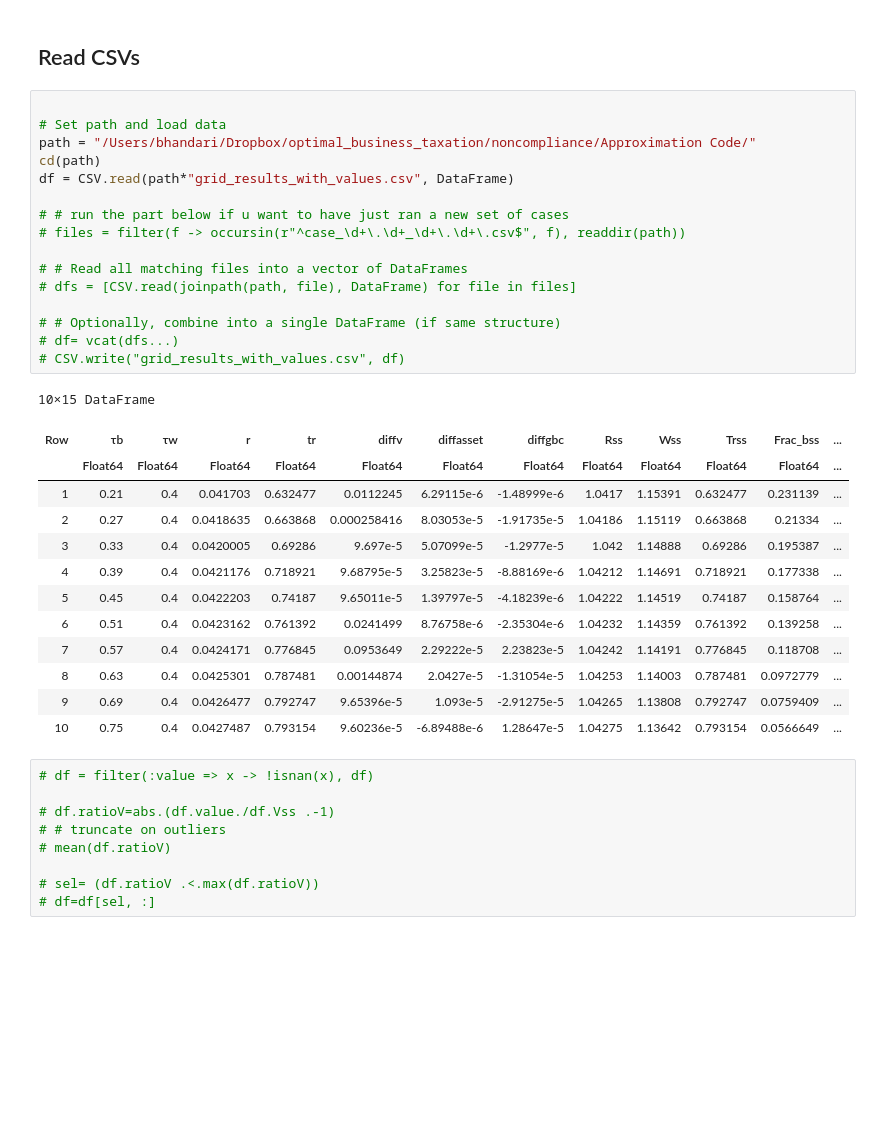
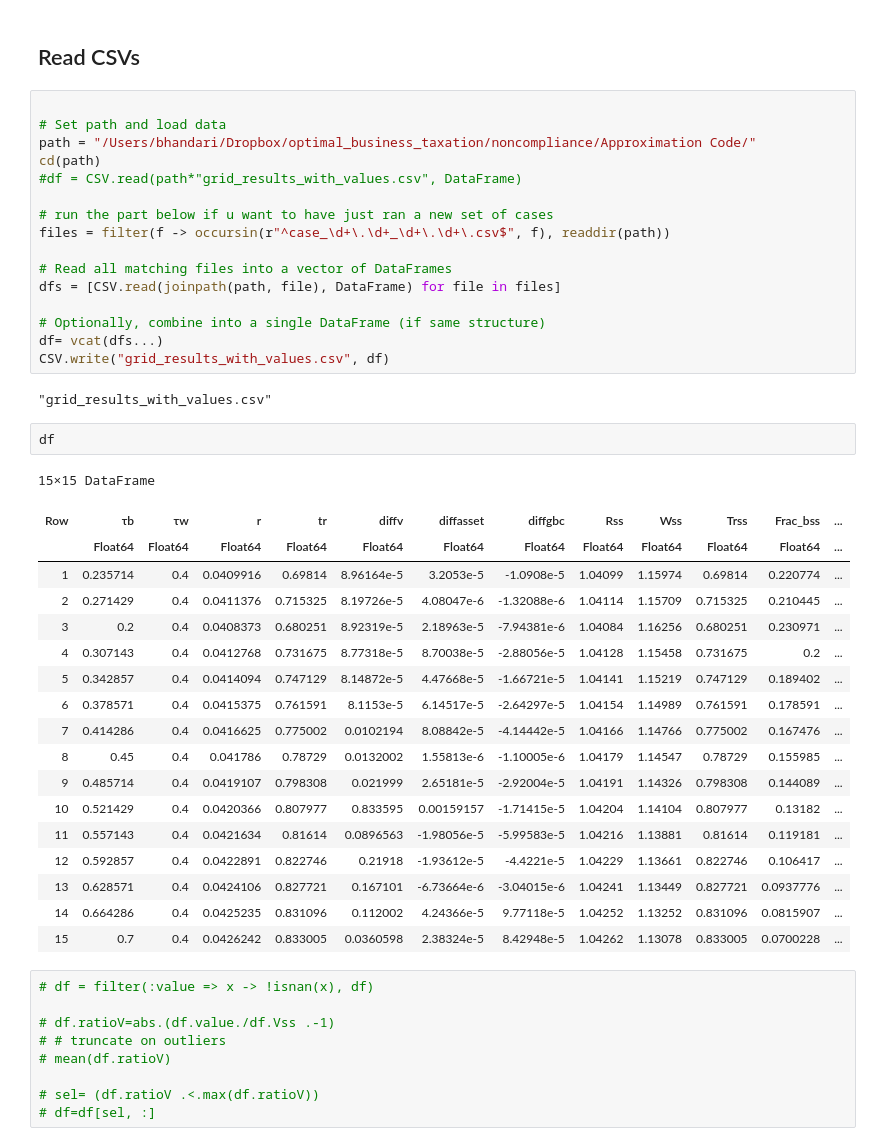
Before and after one commit to apb-umn/BEM, a Jupyter notebook: results1D.ipynb, the cells around one changed output. Drawn from its saved outputs; the diff is of its cells as text; blank space fills up the shorter version.

```diff
--- a/results1D.ipynb
+++ b/results1D.ipynb
@@ -15,31 +15,40 @@ compute_FO_transition_path (generic function with 2 methods)
 # Set path and load data
 path = "/Users/bhandari/Dropbox/optimal_business_taxation/noncompliance/Approximation Code/"
 cd(path)
-df = CSV.read(path*"grid_results_with_values.csv", DataFrame)
+#df = CSV.read(path*"grid_results_with_values.csv", DataFrame)
 
-# # run the part below if u want to have just ran a new set of cases
-# files = filter(f -> occursin(r"^case_\d+\.\d+_\d+\.\d+\.csv$", f), readdir(path))
+# run the part below if u want to have just ran a new set of cases
+files = filter(f -> occursin(r"^case_\d+\.\d+_\d+\.\d+\.csv$", f), readdir(path))
 
-# # Read all matching files into a vector of DataFrames
-# dfs = [CSV.read(joinpath(path, file), DataFrame) for file in files]
+# Read all matching files into a vector of DataFrames
+dfs = [CSV.read(joinpath(path, file), DataFrame) for file in files]
 
-# # Optionally, combine into a single DataFrame (if same structure)
-# df= vcat(dfs...)
-# CSV.write("grid_results_with_values.csv", df)
+# Optionally, combine into a single DataFrame (if same structure)
+df= vcat(dfs...)
+CSV.write("grid_results_with_values.csv", df)
 # %% [output]
-10×15 DataFrame
+"grid_results_with_values.csv"
-| Row | τb | τw | r | tr | diffv | diffasset | diffgbc | Rss | Wss | Trss | Frac_bss | ... |
-|  | Float64 | Float64 | Float64 | Float64 | Float64 | Float64 | Float64 | Float64 | Float64 | Float64 | Float64 | ... |
-| 1 | 0.21 | 0.4 | 0.041703 | 0.632477 | 0.0112245 | 6.29115e-6 | -1.48999e-6 | 1.0417 | 1.15391 | 0.632477 | 0.231139 | ... |
-| 2 | 0.27 | 0.4 | 0.0418635 | 0.663868 | 0.000258416 | 8.03053e-5 | -1.91735e-5 | 1.04186 | 1.15119 | 0.663868 | 0.21334 | ... |
-| 3 | 0.33 | 0.4 | 0.0420005 | 0.69286 | 9.697e-5 | 5.07099e-5 | -1.2977e-5 | 1.042 | 1.14888 | 0.69286 | 0.195387 | ... |
-| 4 | 0.39 | 0.4 | 0.0421176 | 0.718921 | 9.68795e-5 | 3.25823e-5 | -8.88169e-6 | 1.04212 | 1.14691 | 0.718921 | 0.177338 | ... |
-| 5 | 0.45 | 0.4 | 0.0422203 | 0.74187 | 9.65011e-5 | 1.39797e-5 | -4.18239e-6 | 1.04222 | 1.14519 | 0.74187 | 0.158764 | ... |
-| 6 | 0.51 | 0.4 | 0.0423162 | 0.761392 | 0.0241499 | 8.76758e-6 | -2.35304e-6 | 1.04232 | 1.14359 | 0.761392 | 0.139258 | ... |
-| 7 | 0.57 | 0.4 | 0.0424171 | 0.776845 | 0.0953649 | 2.29222e-5 | 2.23823e-5 | 1.04242 | 1.14191 | 0.776845 | 0.118708 | ... |
-| 8 | 0.63 | 0.4 | 0.0425301 | 0.787481 | 0.00144874 | 2.0427e-5 | -1.31054e-5 | 1.04253 | 1.14003 | 0.787481 | 0.0972779 | ... |
-| 9 | 0.69 | 0.4 | 0.0426477 | 0.792747 | 9.65396e-5 | 1.093e-5 | -2.91275e-5 | 1.04265 | 1.13808 | 0.792747 | 0.0759409 | ... |
-| 10 | 0.75 | 0.4 | 0.0427487 | 0.793154 | 9.60236e-5 | -6.89488e-6 | 1.28647e-5 | 1.04275 | 1.13642 | 0.793154 | 0.0566649 | ... |
+# %%
+df
+# %% [output]
+15×15 DataFrame
+| Row | τb | τw | r | tr | diffv | diffasset | diffgbc | Rss | Wss | Trss | Frac_bss | ... |
+|  | Float64 | Float64 | Float64 | Float64 | Float64 | Float64 | Float64 | Float64 | Float64 | Float64 | Float64 | ... |
+| 1 | 0.235714 | 0.4 | 0.0409916 | 0.69814 | 8.96164e-5 | 3.2053e-5 | -1.0908e-5 | 1.04099 | 1.15974 | 0.69814 | 0.220774 | ... |
+| 2 | 0.271429 | 0.4 | 0.0411376 | 0.715325 | 8.19726e-5 | 4.08047e-6 | -1.32088e-6 | 1.04114 | 1.15709 | 0.715325 | 0.210445 | ... |
+| 3 | 0.2 | 0.4 | 0.0408373 | 0.680251 | 8.92319e-5 | 2.18963e-5 | -7.94381e-6 | 1.04084 | 1.16256 | 0.680251 | 0.230971 | ... |
+| 4 | 0.307143 | 0.4 | 0.0412768 | 0.731675 | 8.77318e-5 | 8.70038e-5 | -2.88056e-5 | 1.04128 | 1.15458 | 0.731675 | 0.2 | ... |
+| 5 | 0.342857 | 0.4 | 0.0414094 | 0.747129 | 8.14872e-5 | 4.47668e-5 | -1.66721e-5 | 1.04141 | 1.15219 | 0.747129 | 0.189402 | ... |
+| 6 | 0.378571 | 0.4 | 0.0415375 | 0.761591 | 8.1153e-5 | 6.14517e-5 | -2.64297e-5 | 1.04154 | 1.14989 | 0.761591 | 0.178591 | ... |
+| 7 | 0.414286 | 0.4 | 0.0416625 | 0.775002 | 0.0102194 | 8.08842e-5 | -4.14442e-5 | 1.04166 | 1.14766 | 0.775002 | 0.167476 | ... |
+| 8 | 0.45 | 0.4 | 0.041786 | 0.78729 | 0.0132002 | 1.55813e-6 | -1.10005e-6 | 1.04179 | 1.14547 | 0.78729 | 0.155985 | ... |
+| 9 | 0.485714 | 0.4 | 0.0419107 | 0.798308 | 0.021999 | 2.65181e-5 | -2.92004e-5 | 1.04191 | 1.14326 | 0.798308 | 0.144089 | ... |
+| 10 | 0.521429 | 0.4 | 0.0420366 | 0.807977 | 0.833595 | 0.00159157 | -1.71415e-5 | 1.04204 | 1.14104 | 0.807977 | 0.13182 | ... |
+| 11 | 0.557143 | 0.4 | 0.0421634 | 0.81614 | 0.0896563 | -1.98056e-5 | -5.99583e-5 | 1.04216 | 1.13881 | 0.81614 | 0.119181 | ... |
+| 12 | 0.592857 | 0.4 | 0.0422891 | 0.822746 | 0.21918 | -1.93612e-5 | -4.4221e-5 | 1.04229 | 1.13661 | 0.822746 | 0.106417 | ... |
+| 13 | 0.628571 | 0.4 | 0.0424106 | 0.827721 | 0.167101 | -6.73664e-6 | -3.04015e-6 | 1.04241 | 1.13449 | 0.827721 | 0.0937776 | ... |
+| 14 | 0.664286 | 0.4 | 0.0425235 | 0.831096 | 0.112002 | 4.24366e-5 | 9.77118e-5 | 1.04252 | 1.13252 | 0.831096 | 0.0815907 | ... |
+| 15 | 0.7 | 0.4 | 0.0426242 | 0.833005 | 0.0360598 | 2.38324e-5 | 8.42948e-5 | 1.04262 | 1.13078 | 0.833005 | 0.0700228 | ... |
 # %%
 # df = filter(:value => x -> !isnan(x), df)
 
```
Also changed, not shown: parts of 4 cells of this notebook.
